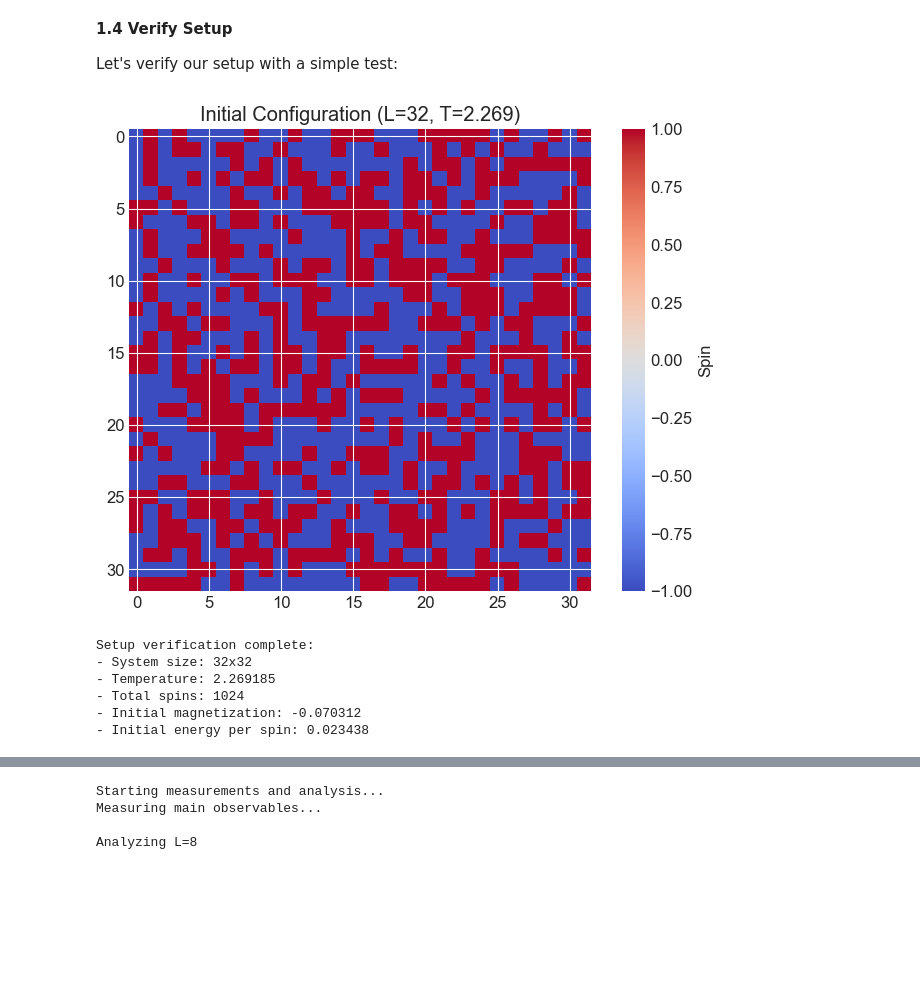
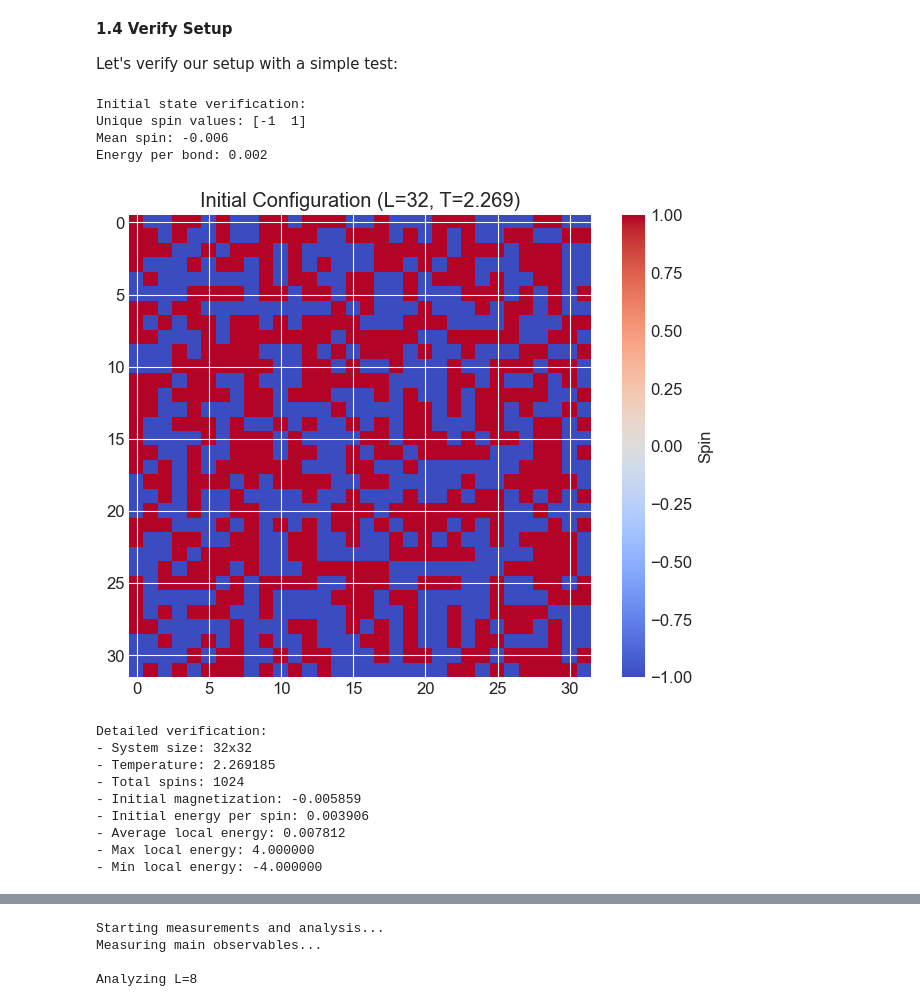
Before and after one commit to naishal2124/ising_project, a Jupyter notebook: main.ipynb, the cells around one changed output, grey strips where cells are left out. Saved outputs shown, nothing was run; the diff lists cells and outputs as text; code cells hidden in the pictures; blank space fills up the shorter version.

```diff
--- a/main.ipynb
+++ b/main.ipynb
@@ -108,28 +116,64 @@ Let's verify our setup with a simple test:
 # %%
 # Create test system
 L = 32
 T = T_CRITICAL
 model = IsingModel(L, T)
+
+# Verify spins and energy
+print("Initial state verification:")
+print(f"Unique spin values: {np.unique(model.spins)}")
+print(f"Mean spin: {np.mean(model.spins):.3f}")
+print(f"Energy per bond: {model.energy/(2*L*L):.3f}")  # Factor of 2 for bond counting
 
 # Visualize initial configuration
 fig, ax = setup_figure(f"Initial Configuration (L={L}, T={T:.3f})")
 im = ax.imshow(model.spins, cmap='coolwarm')
 plt.colorbar(im, label='Spin')
 plt.show()
 
+# Compute local energies for verification
+local_energies = np.zeros((L, L))
+for i in range(L):
+    for j in range(L):
+        spin = model.spins[i,j]
+        neighbors = [
+            model.spins[i, (j+1)%L],  # right
+            model.spins[i, (j-1)%L],  # left
+            model.spins[(i+1)%L, j],  # down
+            model.spins[(i-1)%L, j]   # up
+        ]
+        local_energies[i,j] = -spin * sum(neighbors)
+
 print(f"""
-Setup verification complete:
+Detailed verification:
 - System size: {L}x{L}
 - Temperature: {T:.6f}
 - Total spins: {model.N}
 - Initial magnetization: {model.magnetization/model.N:.6f}
 - Initial energy per spin: {model.energy/model.N:.6f}
+- Average local energy: {np.mean(local_energies):.6f}
+- Max local energy: {np.max(local_energies):.6f}
+- Min local energy: {np.min(local_energies):.6f}
 """)
+
+# Visualize local energies
+fig, ax = plt.subplots(figsize=(10, 8))
+im = ax.imshow(local_energies, cmap='RdBu')
+plt.colorbar(im, label='Local Energy')
+ax.set_title('Local Energy Distribution')
+plt.show()
 # %% [output]
+Initial state verification:
+Unique spin values: [-1  1]
+Mean spin: -0.006
+Energy per bond: 0.002
-[figure, old version]
+[figure, new version]
-Setup verification complete:
-- System size: 32x32
-- Temperature: 2.269185
-- Total spins: 1024
-- Initial magnetization: -0.070312
-- Initial energy per spin: 0.023438
+Detailed verification:
+- System size: 32x32
+- Temperature: 2.269185
+- Total spins: 1024
+- Initial magnetization: -0.005859
+- Initial energy per spin: 0.003906
+- Average local energy: 0.007812
+- Max local energy: 4.000000
+- Min local energy: -4.000000
```
Also changed, not shown: parts of 29 cells of this notebook, 4 other files.
